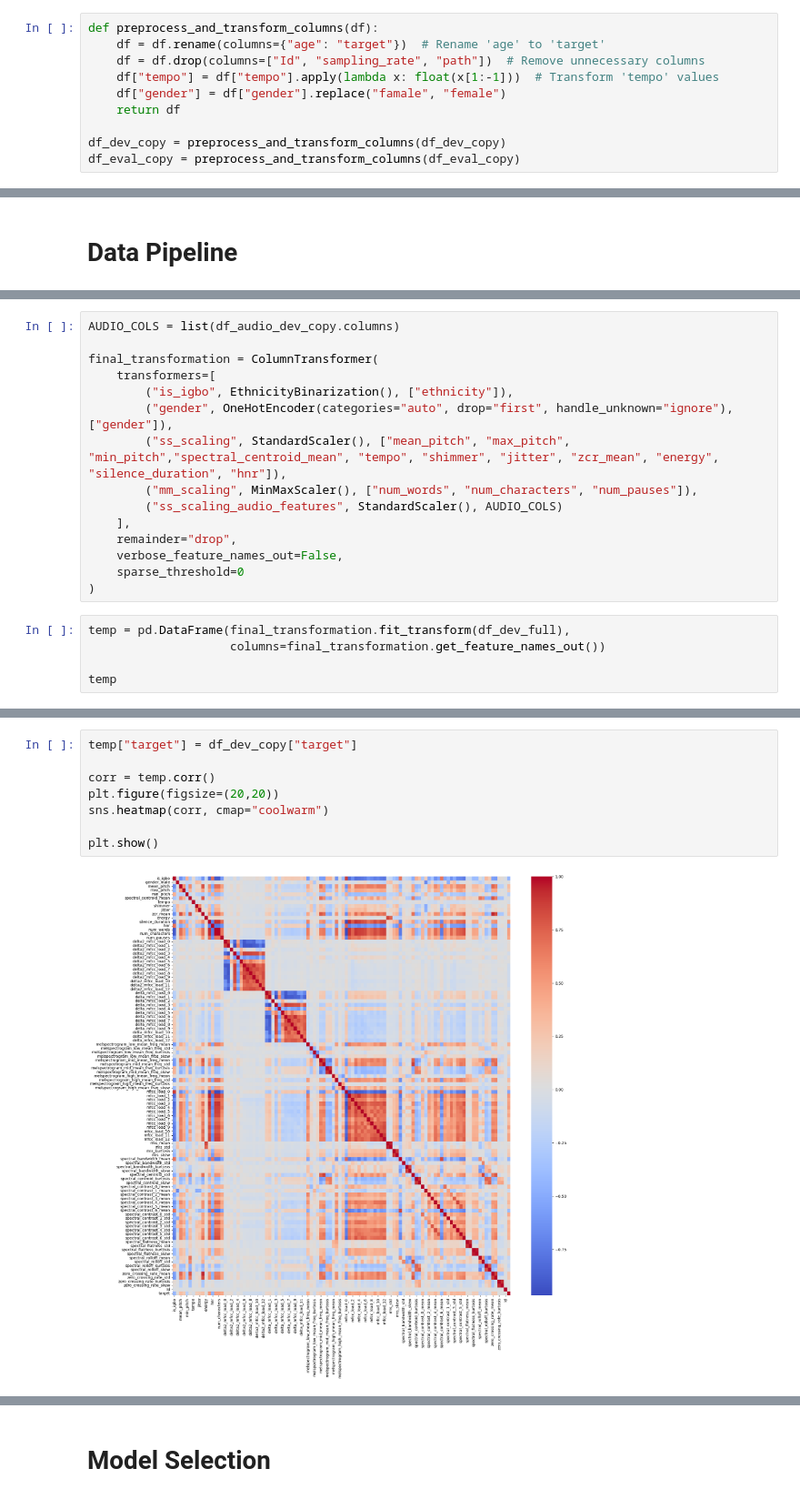
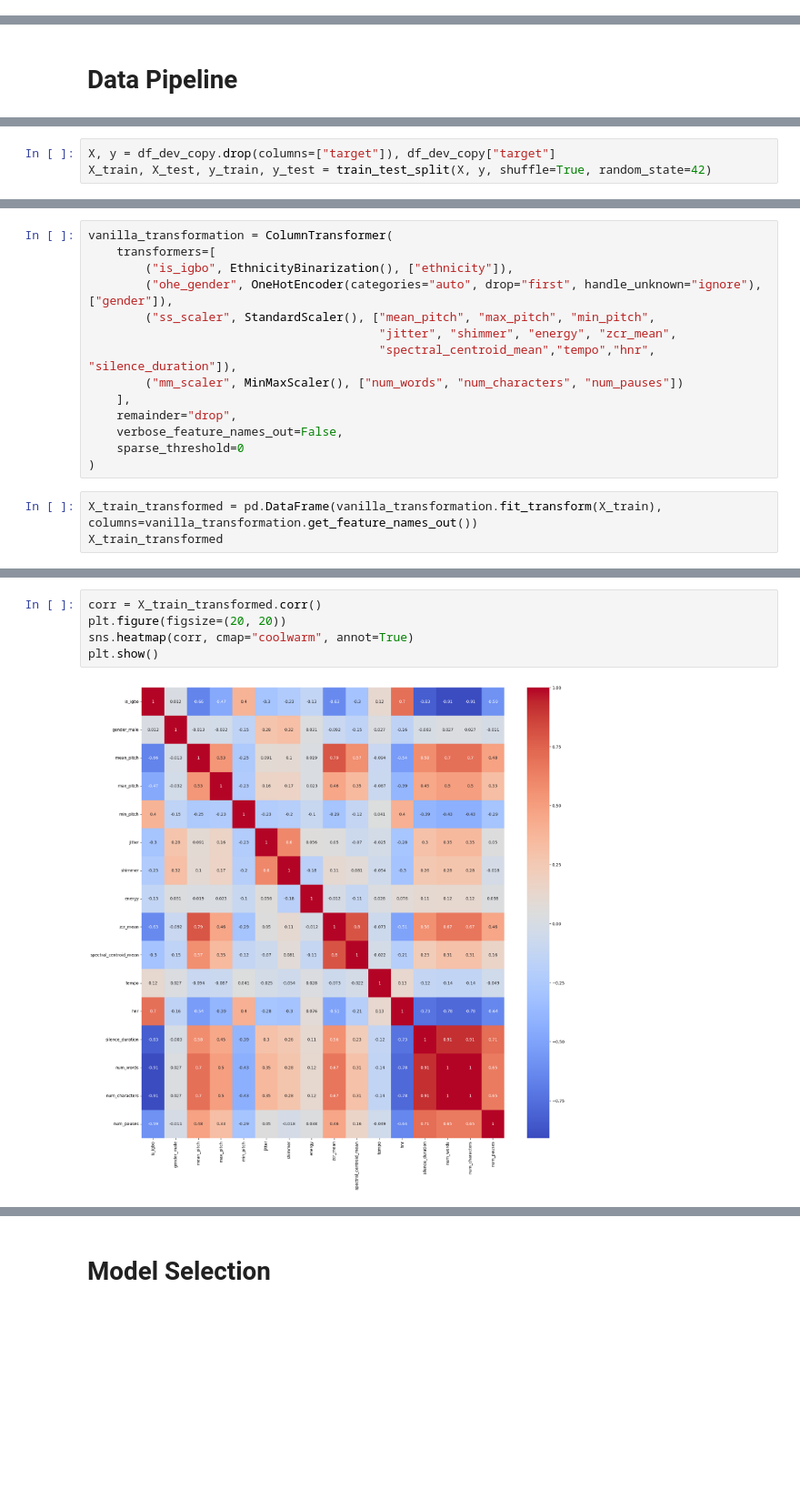
Before and after one commit to AndreaLolli2912/DSL-Age-Regression, a Jupyter notebook: main/main_EDA.ipynb, the cells around one changed output, grey strips where cells are left out. Shown at 91% size. Saved outputs shown, nothing was run; the diff lists cells and outputs as text; blank space fills up the shorter version.

```diff
--- a/main/main_EDA.ipynb
+++ b/main/main_EDA.ipynb
@@ -45,15 +55,5 @@ df_eval = pd.read_csv(EVAL_DATA_PATH)
 df_dev_copy = df_dev.copy()
 df_eval_copy = df_eval.copy()
-# %%
-def preprocess_and_transform_columns(df):
-    df = df.rename(columns={"age": "target"})  # Rename 'age' to 'target'
-    df = df.drop(columns=["Id", "sampling_rate", "path"])  # Remove unnecessary columns
-    df["tempo"] = df["tempo"].apply(lambda x: float(x[1:-1]))  # Transform 'tempo' values
-    df["gender"] = df["gender"].replace("famale", "female")
-    return df
-
-df_dev_copy = preprocess_and_transform_columns(df_dev_copy)
-df_eval_copy = preprocess_and_transform_columns(df_eval_copy)
 # %%
 print(df_dev_copy.info())  # summary of the DataFrame
 display(df_dev_copy.head())  # first few rows of the DataFrame
@@ -443,0 +429,3 @@ df_dev_full = df_dev_copy.join(df_audio_dev_copy)
+# %%
+X, y = df_dev_copy.drop(columns=["target"]), df_dev_copy["target"]
+X_train, X_test, y_train, y_test = train_test_split(X, y, shuffle=True, random_state=42)
@@ -464,21 +449,18 @@ AUDIO_COLS = list(df_audio_dev_copy.columns)
 # %%
-AUDIO_COLS = list(df_audio_dev_copy.columns)
-
-final_transformation = ColumnTransformer(
+vanilla_transformation = ColumnTransformer(
     transformers=[
         ("is_igbo", EthnicityBinarization(), ["ethnicity"]),
-        ("gender", OneHotEncoder(categories="auto", drop="first", handle_unknown="ignore"), ["gender"]),
-        ("ss_scaling", StandardScaler(), ["mean_pitch", "max_pitch", "min_pitch","spectral_centroid_mean", "tempo", "shimmer", "jitter", "zcr_mean", "energy", "silence_duration", "hnr"]),
-        ("mm_scaling", MinMaxScaler(), ["num_words", "num_characters", "num_pauses"]),
-        ("ss_scaling_audio_features", StandardScaler(), AUDIO_COLS)
+        ("ohe_gender", OneHotEncoder(categories="auto", drop="first", handle_unknown="ignore"), ["gender"]),
+        ("ss_scaler", StandardScaler(), ["mean_pitch", "max_pitch", "min_pitch",
+                                         "jitter", "shimmer", "energy", "zcr_mean",
+                                         "spectral_centroid_mean","tempo","hnr", "silence_duration"]),
+        ("mm_scaler", MinMaxScaler(), ["num_words", "num_characters", "num_pauses"])
     ],
     remainder="drop",
     verbose_feature_names_out=False,
     sparse_threshold=0
 )
 # %%
-temp = pd.DataFrame(final_transformation.fit_transform(df_dev_full),
-                    columns=final_transformation.get_feature_names_out())
-
-temp
+X_train_transformed = pd.DataFrame(vanilla_transformation.fit_transform(X_train), columns=vanilla_transformation.get_feature_names_out())
+X_train_transformed
 # %% [output]
@@ -498,10 +480,7 @@ temp
 # %%
-temp["target"] = df_dev_copy["target"]
-
-corr = temp.corr()
-plt.figure(figsize=(20,20))
-sns.heatmap(corr, cmap="coolwarm")
-
+corr = X_train_transformed.corr()
+plt.figure(figsize=(20, 20))
+sns.heatmap(corr, cmap="coolwarm", annot=True)
 plt.show()
 # %% [output]
-[figure, old version]
+[figure, new version]
```
Also changed, not shown: parts of 15 cells of this notebook, 1 other file.
